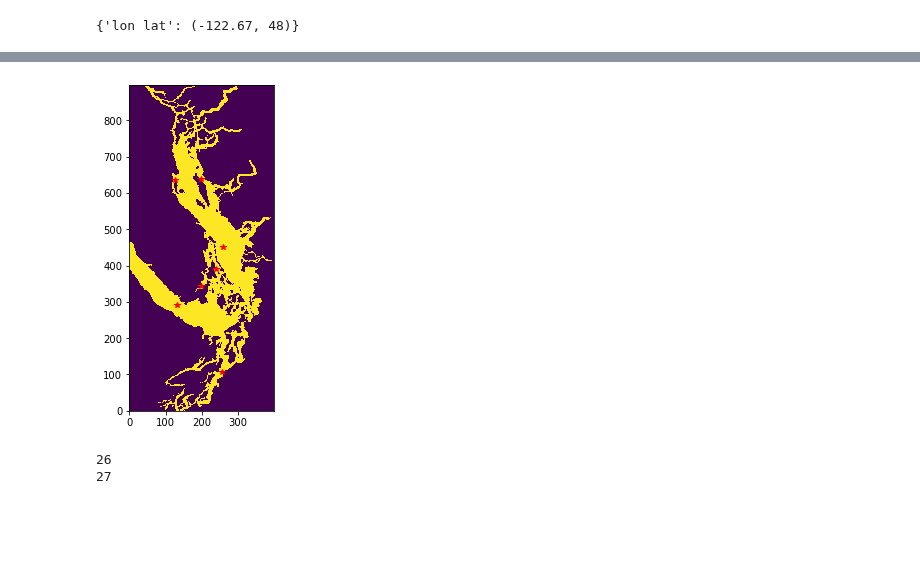
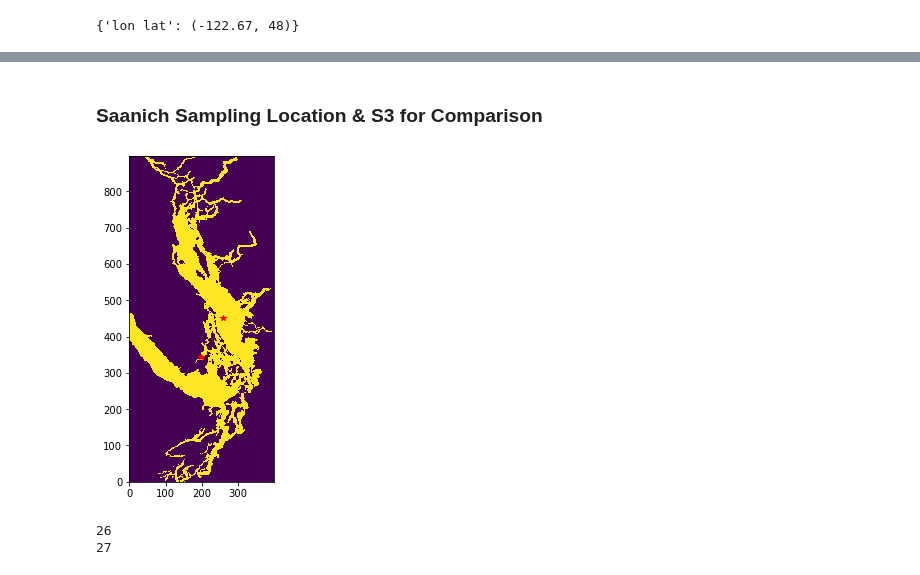
Before and after one commit to SalishSeaCast/analysis-karyn, a Jupyter notebook: notebooks/plotExamples/SaanichZoopProductionRates.ipynb, the cells around one changed output, grey strips where cells are left out. Drawn from its saved outputs; the diff is of its cells as text; code cells hidden in the pictures; blank space fills up the shorter version.

Commit message:
Updated Saanich notebooks

```diff
--- a/notebooks/plotExamples/SaanichZoopProductionRates.ipynb
+++ b/notebooks/plotExamples/SaanichZoopProductionRates.ipynb
@@ -107,19 +107,21 @@ with nc.Dataset('/ocean/eolson/MEOPAR/NEMO-forcing/grid/mesh_mask201702_noLPE.nc
     e1v=np.copy(fm.variables['e1v'])
     e2u=np.copy(fm.variables['e2u'])
     A=fm.variables['e1t'][0,:,:]*fm.variables['e2t'][0,:,:]*tmask[0,0,:,:]
+# %% [markdown]
+### Saanich Sampling Location & S3 for Comparison
 # %%
 fig,ax=plt.subplots(1,1,figsize=(4,6))
 ax.pcolormesh(tmask[0,0,:,:])
-ax.plot(130,290,'r*')
+#ax.plot(130,290,'r*')
 ax.plot(iS3,jS3,'r*')
-ax.plot(254,107,'r*')
-ax.plot(iBS,jBS,'r*')
-ax.plot(iGI,jGI,'r*')
-ax.plot(iNSoG,jNSoG,'r*')
+#ax.plot(254,107,'r*')
+#ax.plot(iBS,jBS,'r*')
+#ax.plot(iGI,jGI,'r*')
+#ax.plot(iNSoG,jNSoG,'r*')
 ax.plot(iSI,jSI,'r*')
 ax.set_aspect(1)
 # %% [output]
-[figure, old version]
+[figure, new version]
 # %%
 jpk100=0
 for i in range(0,40): #stays same b/c grid cells or write len(dept[0]) instead of 40
```
Also changed, not shown: parts of 2 cells of this notebook, 1 other file.
